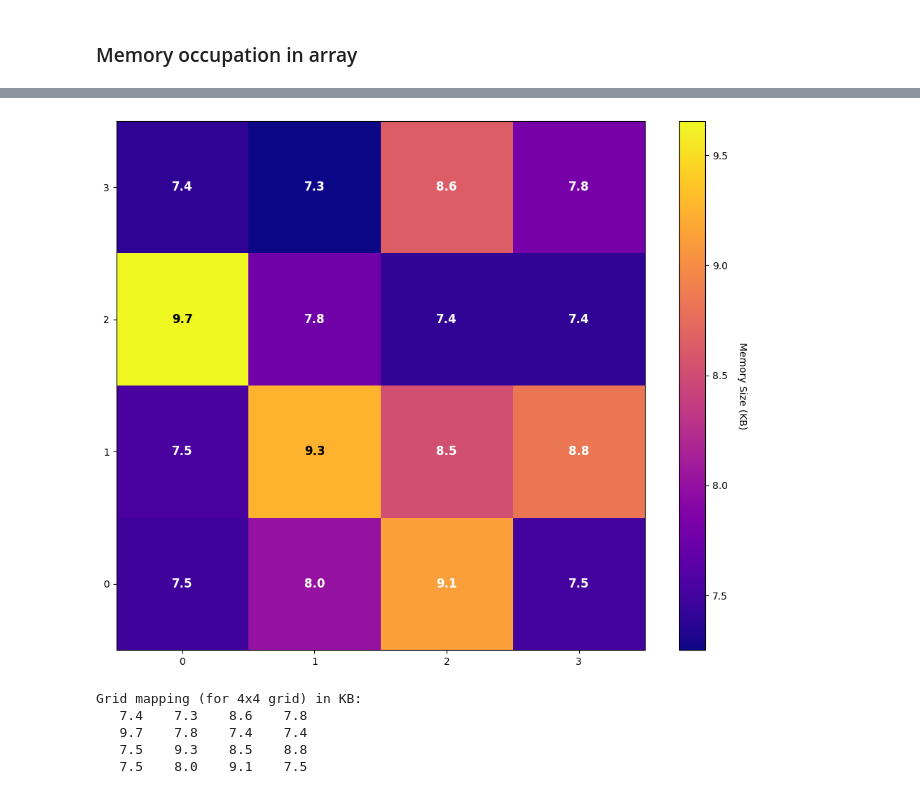
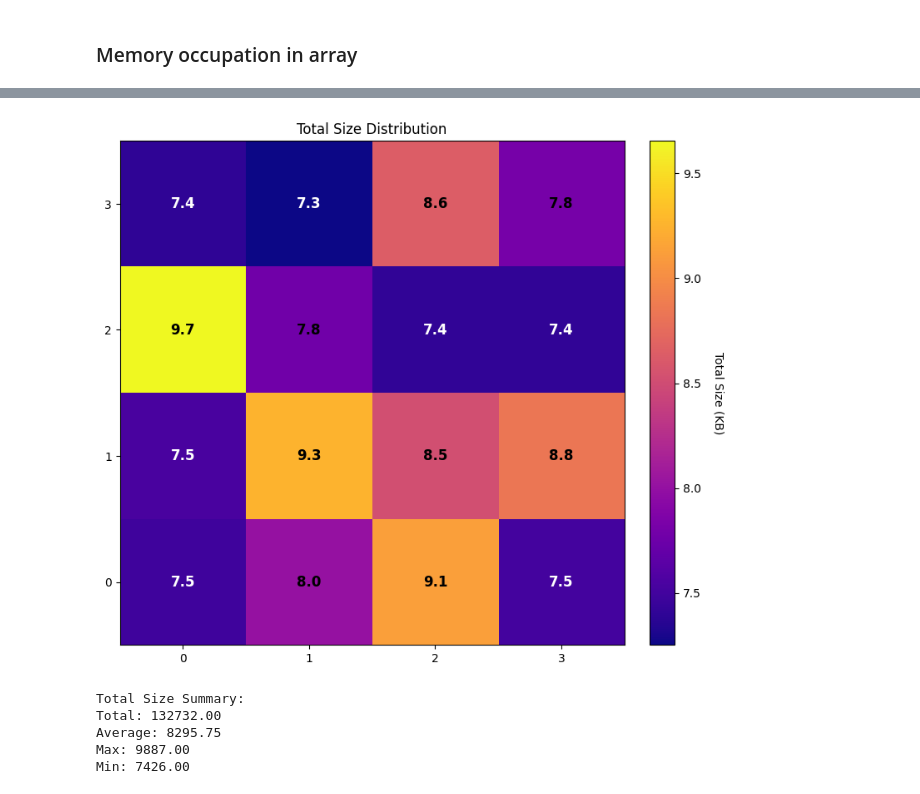
Before and after one commit to jjastrz14/ReNOS, a Jupyter notebook: notebooks/resources_imshow.ipynb, the cells around one changed output, grey strips where cells are left out. Cells and saved outputs as stored; diff of their text form; code cells hidden in the pictures.

```diff
--- a/notebooks/resources_imshow.ipynb
+++ b/notebooks/resources_imshow.ipynb
@@ -303,9 +352,9 @@ Load imbalance ratio: 1.33
 # %%
-plot_memory_distribution_2d(results, k=4, n=2, unit='KB')
+plot_node_distribution_2d(results, 'total_size', percentage=False, unit='KB')      # For memory metrics
 # %% [output]
-[figure, old version]
+[figure, new version]
-Grid mapping (for 4x4 grid) in KB:
-   7.4    7.3    8.6    7.8
-   9.7    7.8    7.4    7.4
-   7.5    9.3    8.5    8.8
-   7.5    8.0    9.1    7.5
+Total Size Summary:
+Total: 132732.00
+Average: 8295.75
+Max: 9887.00
+Min: 7426.00
```
Also changed, not shown: parts of 10 cells of this notebook, 2 other files.
